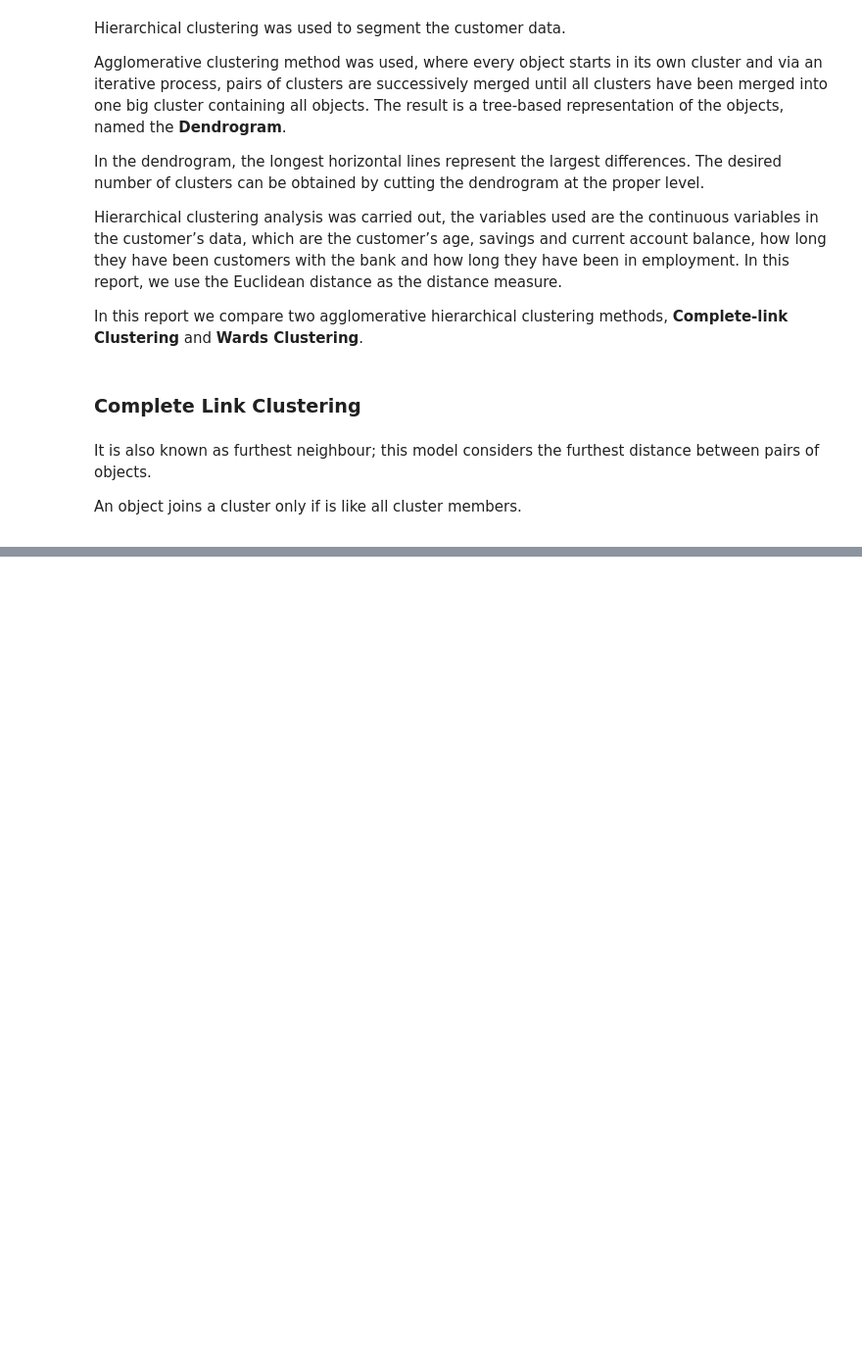
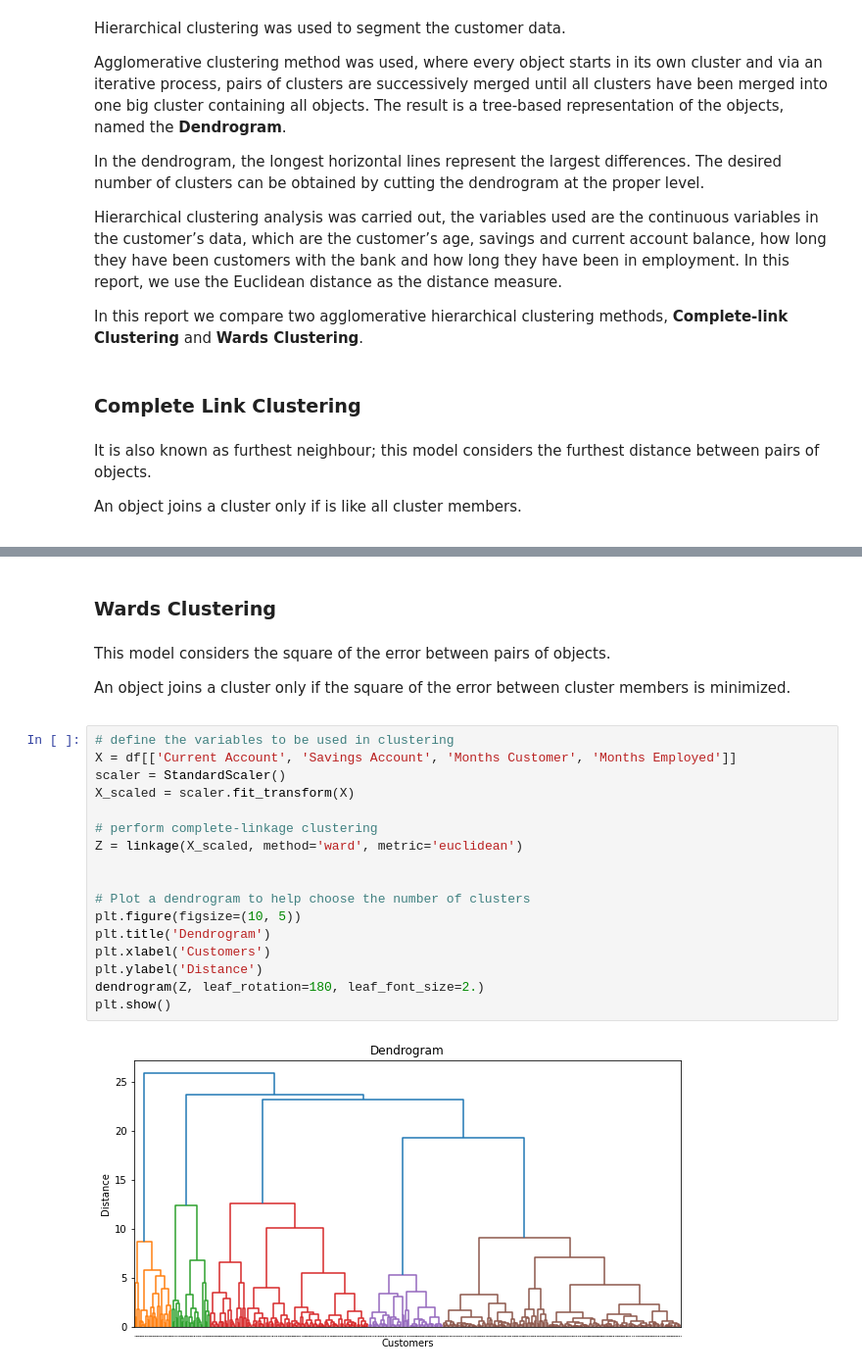
Before and after one commit to ehadsaloF/Customer-Segmentation, a Jupyter notebook: Customer_Segmentation.ipynb, the cells around one changed output, grey strips where cells are left out. Shown: that part at 98% size. Saved outputs shown, nothing was run; the diff lists cells and outputs as text; blank space fills up the shorter version.

```diff
--- a/Customer_Segmentation.ipynb
+++ b/Customer_Segmentation.ipynb
@@ -607 +807,24 @@ plt.show()
+# %% [markdown]
+### Wards Clustering
+# %% [markdown]
+This model considers the square of the error between pairs of objects. <p>An object joins a cluster only if the square of the error between cluster members is minimized.
+# %%
+# define the variables to be used in clustering
+X = df[['Current Account', 'Savings Account', 'Months Customer', 'Months Employed']]
+scaler = StandardScaler()
+X_scaled = scaler.fit_transform(X)
+
+# perform complete-linkage clustering
+Z = linkage(X_scaled, method='ward', metric='euclidean')
+
+
+# Plot a dendrogram to help choose the number of clusters
+plt.figure(figsize=(10, 5))
+plt.title('Dendrogram')
+plt.xlabel('Customers')
+plt.ylabel('Distance')
+dendrogram(Z, leaf_rotation=180, leaf_font_size=2.)
+plt.show()
+# %% [output]
+[figure, added]
 # %%
```
Also changed, not shown: parts of 25 cells of this notebook.
